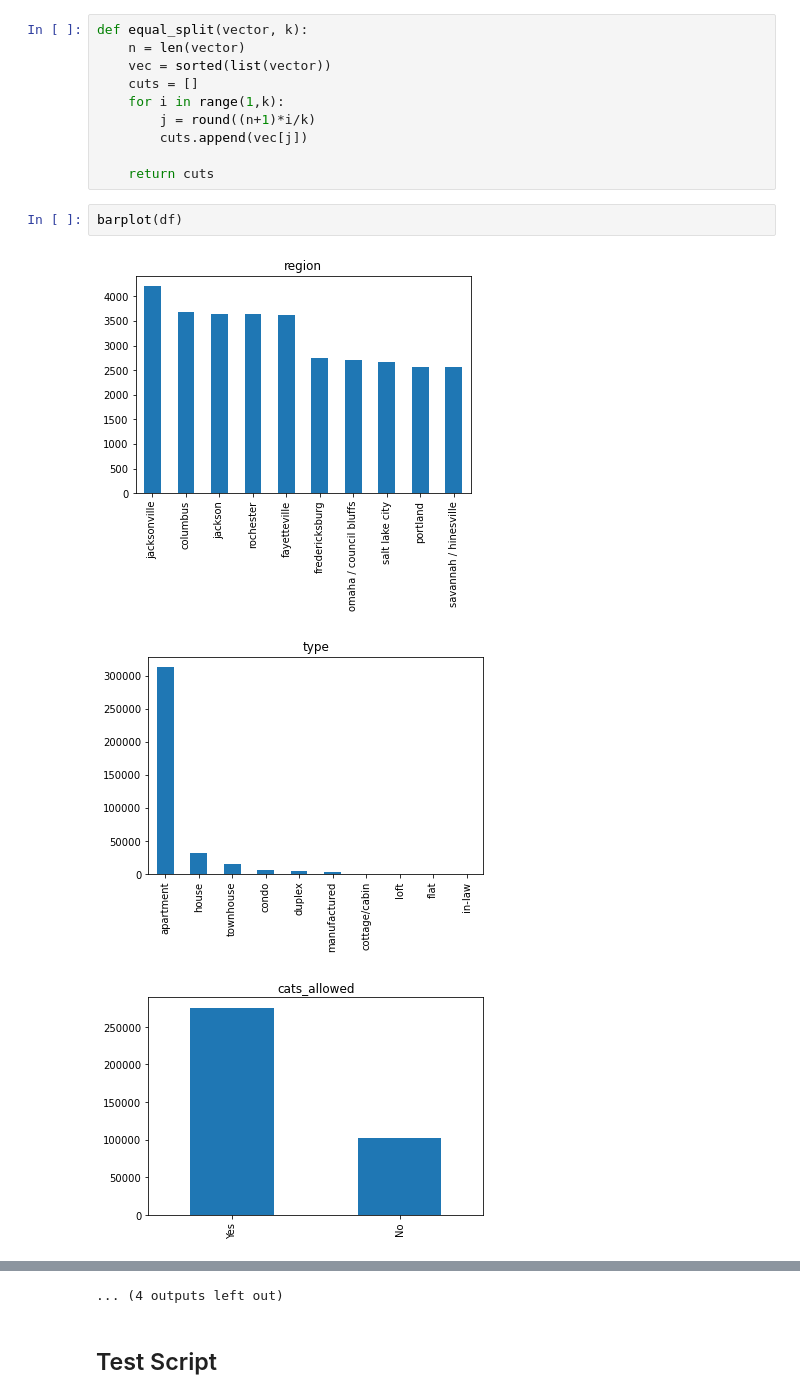
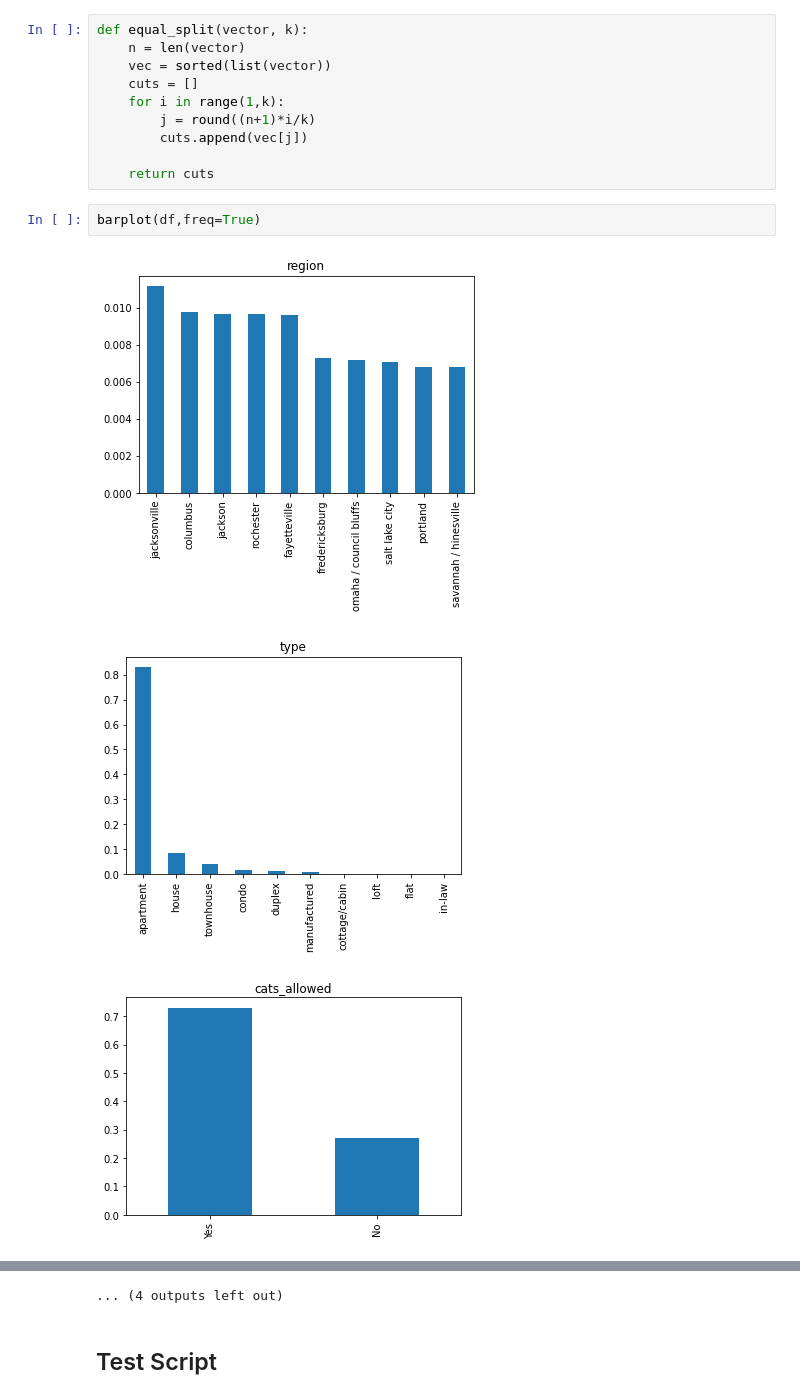
Before and after one commit to adriamd/ADSDB_project2, a Jupyter notebook: feature_generation.ipynb, the cells around one changed output, grey strips where cells are left out. Saved outputs shown, nothing was run; the diff lists cells and outputs as text.

```diff
--- a/feature_generation.ipynb
+++ b/feature_generation.ipynb
@@ -405,8 +405,8 @@ def equal_split(vector, k):
 
     return cuts
 # %%
-barplot(df)
+barplot(df,freq=True)
 # %% [output]
-[figure, old version]
+[figure, new version]
-[figure, old version]
+[figure, new version]
-[figure, old version]
+[figure, new version]
```
Also changed, not shown: parts of 6 cells of this notebook, 1 other file.
